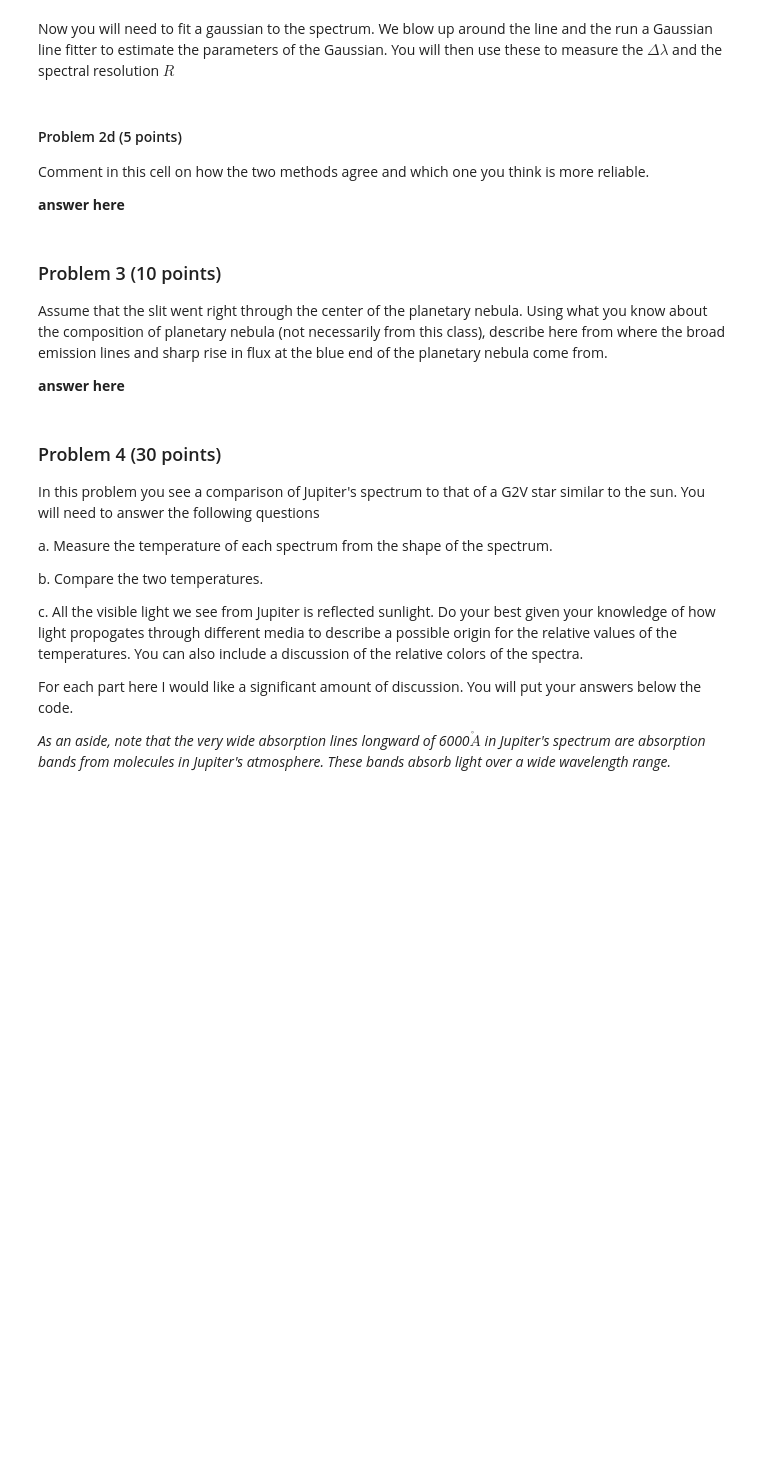
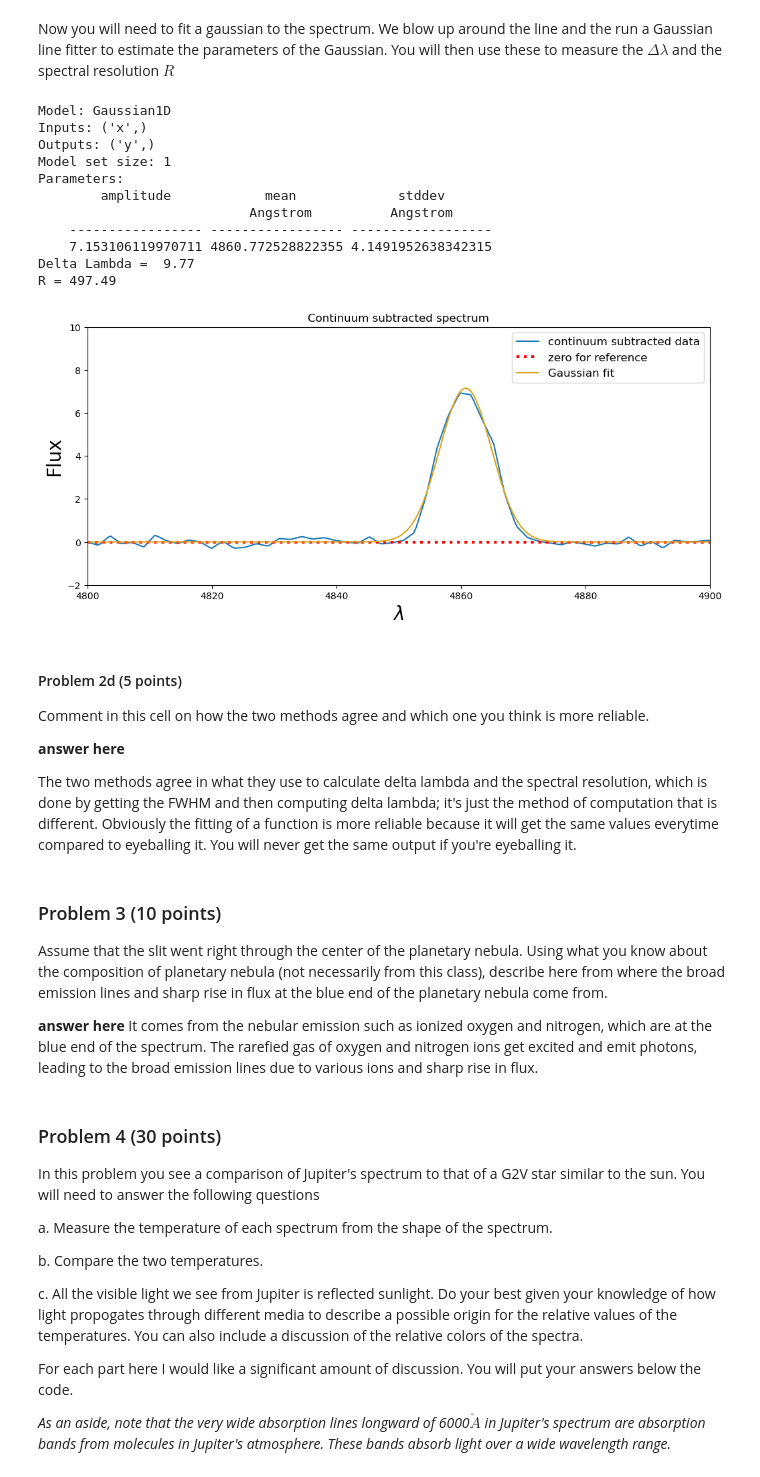
Before and after one commit to aaronreithku/Analysis_real_spectra_student, a Jupyter notebook: analysis_real_spectra.student.ipynb, the cells around one changed output. Saved outputs shown, nothing was run; the diff lists cells and outputs as text; code cells hidden in the pictures; blank space fills up the shorter version.

```diff
--- a/analysis_real_spectra.student.ipynb
+++ b/analysis_real_spectra.student.ipynb
@@ -327,46 +338,62 @@ spectrum = Spectrum1D(flux=contsubspec, spectral_axis=specm57.wavelength)
 
 #**********************
 #you need to supply the initial guesses for the amplitude, mean, and stddev
 #we are assuming thast the flux is unitless because the spectrum isn't calibrated.
-g_init = models.Gaussian1D(amplitude=, mean= , stddev= )
+g_init = models.Gaussian1D(amplitude=7, mean=4861, stddev=1 )
 
 #fit the line using the initial guesses
 g_fit = fit_lines(spectrum, g_init,get_fit_info=True)
 #determine the model flux
 y_fit = g_fit(specm57.wavelength)
 #plot model flux
 ax.plot(specm57.wavelength,y_fit,color='goldenrod',label='Gaussian fit')
 ax.legend(fontsize=12)
 
 #print all the paramters
 print(g_fit)
 
 #assign the standard deviation to a variable
 params = g_fit.param_sets
 amp = params[0][0]
 mean = params[1][0]
 stddev = params[2][0]
 
 #*********************
 #Your code here
 #you will need to use the fitted parameters to determine the Delta lambda and the spectral resolution
 # (remove for students) I compute this using the relation between a Gaussian sigma and the FWHM
-deltalam =
+deltalam = 2.3548 * stddev
 print('Delta Lambda = %5.2f' % deltalam)
 
 #calculate the spectral resolution
-specres =
+specres = mean/deltalam
 print('R = %6.2f' % specres)
+# %% [output]
+Model: Gaussian1D
+Inputs: ('x',)
+Outputs: ('y',)
+Model set size: 1
+Parameters:
+        amplitude            mean             stddev
+                           Angstrom          Angstrom
+    ----------------- ----------------- ------------------
+    7.153106119970711 4860.772528822355 4.1491952638342315
+Delta Lambda =  9.77
+R = 497.49
+[figure, added]
 # %% [markdown]
 #### Problem 2d (5 points)
 Comment in this cell on how the two methods agree and which one you think is more reliable.
 
 **answer here**
+
+The two methods agree in what they use to calculate delta lambda and the spectral resolution, which is done by getting the FWHM and then computing delta lambda; it's just the method of computation that is different. Obviously the fitting of a function is more reliable because it will get the same values everytime compared to eyeballing it. You will never get the same output if you're eyeballing it.
 # %% [markdown]
 ### Problem 3 (10 points)
 Assume that the slit went right through the center of the planetary nebula.  Using what you know about the composition of planetary nebula (not necessarily from this class), describe here from where the broad emission lines and sharp rise in flux at the blue end of the planetary nebula come from.
 
 **answer here**
+It comes from the nebular emission such as ionized oxygen and nitrogen, which are at the blue end of the spectrum. The rarefied gas of oxygen and nitrogen ions get excited and emit photons, leading to the broad emission lines due to various ions and sharp rise in flux.
 # %% [markdown]
 ### Problem 4 (30 points)
 
```
Also changed, not shown: parts of 15 cells of this notebook, 3 other files.
